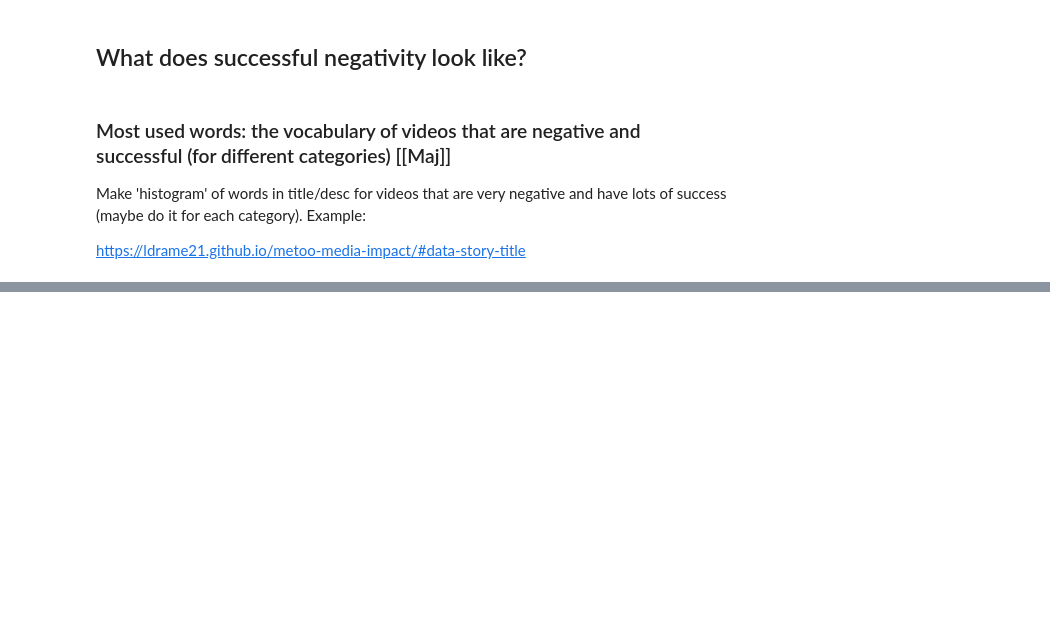
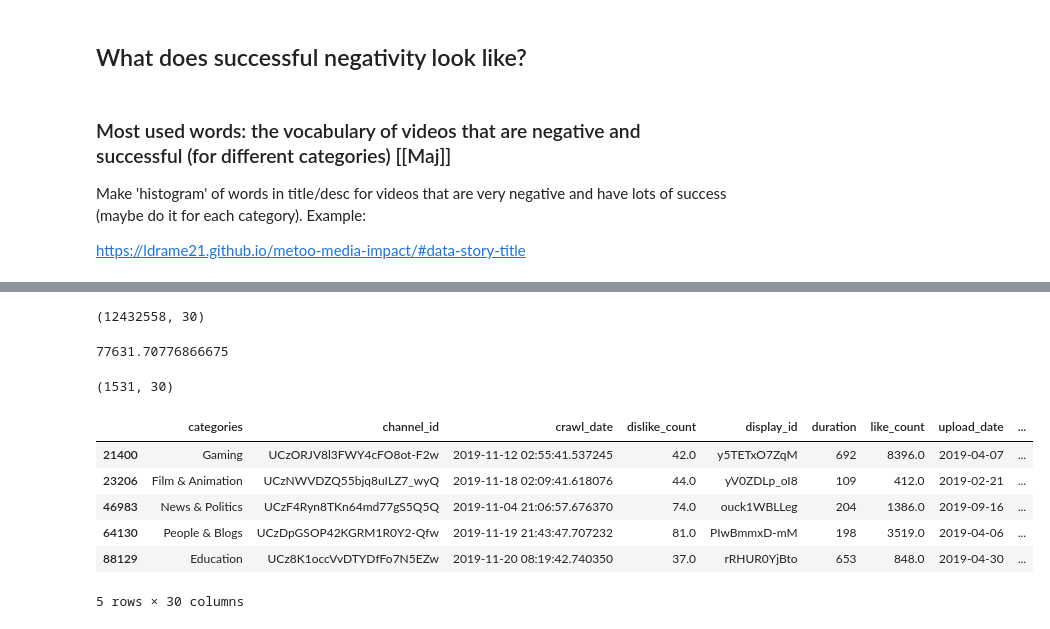
Before and after one commit to epfl-ada/ada-2022-project-adagang, a Jupyter notebook: main.ipynb, the cells around one changed output, grey strips where cells are left out. Drawn from its saved outputs; the diff is of its cells as text; code cells hidden in the pictures; blank space fills up the shorter version.

```diff
--- a/main.ipynb
+++ b/main.ipynb
@@ -166,0 +231,26 @@ https://ldrame21.github.io/metoo-media-impact/#data-story-title
+# %%
+df_videos = videos.copy()
+df_videos.shape
+# %% [output]
+(12432558, 30)
+# %%
+mean_count = df_videos['view_count'].mean()
+print(mean_count)
+# %% [output]
+77631.70776866675
+# %%
+#Select negative and successful videos
+df_filtered = df_videos[(df_videos['sia_negative_description'] >= 0.4) & (df_videos['view_count'] >= 80000)]
+df_filtered.shape
+# %% [output]
+(1531, 30)
+# %%
+df_filtered.head()
+# %% [output]
+|  | categories | channel_id | crawl_date | dislike_count | display_id | duration | like_count | upload_date | ... |
+| 21400 | Gaming | UCzORJV8l3FWY4cFO8ot-F2w | 2019-11-12 02:55:41.537245 | 42.0 | y5TETxO7ZqM | 692 | 8396.0 | 2019-04-07 | ... |
+| 23206 | Film & Animation | UCzNWVDZQ55bjq8uILZ7_wyQ | 2019-11-18 02:09:41.618076 | 44.0 | yV0ZDLp_oI8 | 109 | 412.0 | 2019-02-21 | ... |
+| 46983 | News & Politics | UCzF4Ryn8TKn64md77gS5Q5Q | 2019-11-04 21:06:57.676370 | 74.0 | ouck1WBLLeg | 204 | 1386.0 | 2019-09-16 | ... |
+| 64130 | People & Blogs | UCzDpGSOP42KGRM1R0Y2-Qfw | 2019-11-19 21:43:47.707232 | 81.0 | PIwBmmxD-mM | 198 | 3519.0 | 2019-04-06 | ... |
+| 88129 | Education | UCz8K1occVvDTYDfFo7N5EZw | 2019-11-20 08:19:42.740350 | 37.0 | rRHUR0YjBto | 653 | 848.0 | 2019-04-30 | ... |
+5 rows × 30 columns
```
Also changed, not shown: parts of 30 cells of this notebook.
